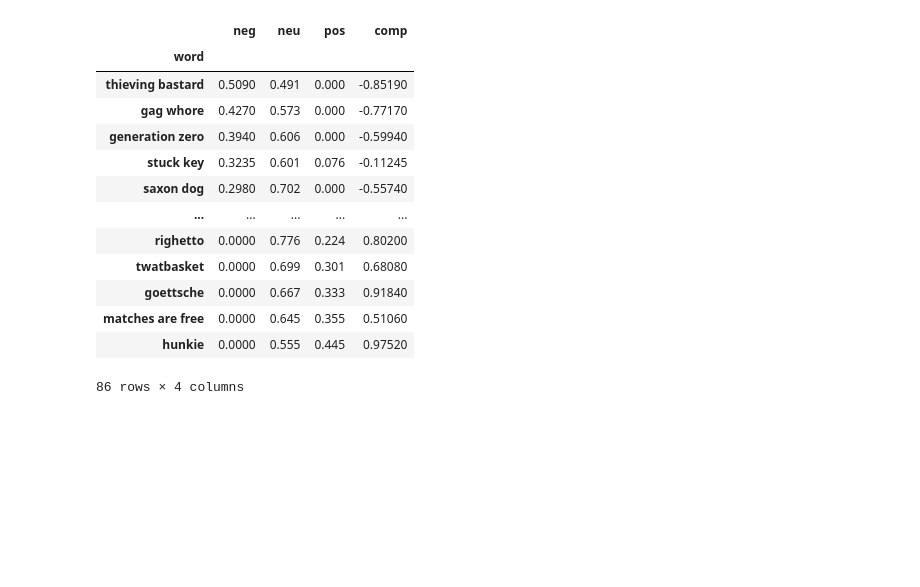
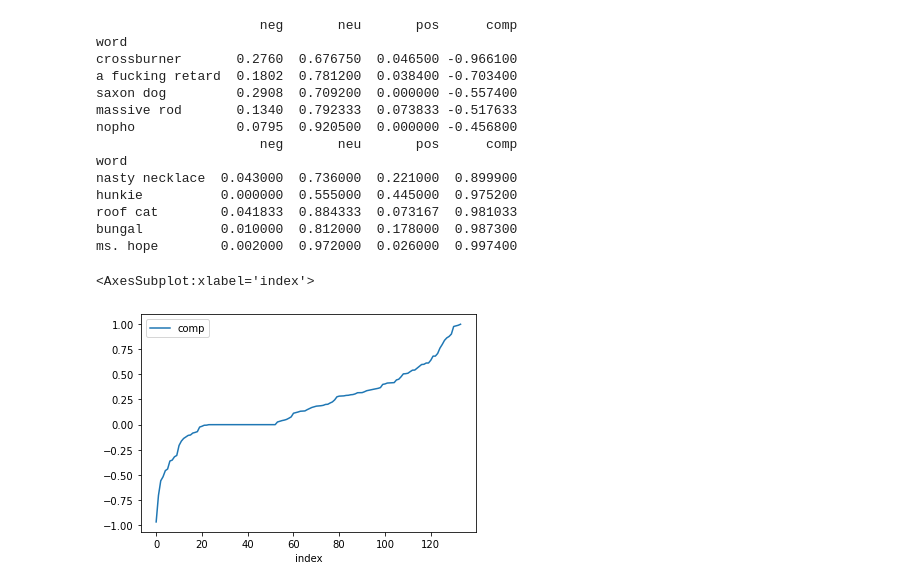
Before and after one commit to ItsmeHJB/DataScienceProject, a Jupyter notebook: Vader Sentiment.ipynb, the cells around one changed output. Cells and saved outputs as stored; diff of their text form; code cells hidden in the pictures; blank space fills up the shorter version.

```diff
--- a/Vader Sentiment.ipynb
+++ b/Vader Sentiment.ipynb
@@ -9,8 +9,9 @@ def sentiment_analyzer_scores(sentence):
     score = analyser.polarity_scores(sentence)
     print("{:-<40} {}".format(sentence, str(score)))
 # %%
-length = "short"
-file = pd.read_csv("matches_"+length+"3.csv", sep=',', header=None, names=['word', 'text'])
+length = "low"
+version = "3"
+file = pd.read_csv("matches_"+length+version+".csv", sep=',', header=None, names=['word', 'text'])
 dataset = file.drop_duplicates().reset_index(drop=True)
 # %%
 found_sents = []
@@ -18,8 +19,8 @@ joint_word = []
 
 for index, row in dataset.iterrows():
         sentences_list = row.text.split('.')
-        for index, sentence in enumerate(sentences_list):
+        for sent_index, sentence in enumerate(sentences_list):
             # Check if there is an exact match of the word in the sentence
             if re.search(r'\b' + row['word'] + r'\b', sentence):
-                found_sents.append(sentences_list[index-1] + ". " + sentence + ". " + sentences_list[index+1])
+                found_sents.append(sentences_list[sent_index-1] + ". " + sentence + ". " + sentences_list[sent_index+1])
                 joint_word.append(row['word'])
@@ -43,17 +57,28 @@ sentiment_df['comp'] = [item['compound'] for item in scores]
 # %%
-sentiment_df.groupby(['word'])[['neg', 'neu', 'pos', 'comp']].mean().sort_values(by=['neg', 'pos'], ascending=[False, True])
+# Grouped by word
+grouped_df = sentiment_df.groupby(['word'])[['neg', 'neu', 'pos', 'comp']].mean().sort_values(by=['comp'], ascending=[True])
+print(grouped_df.head())
+print(grouped_df.tail())
 # %% [output]
-|  | neg | neu | pos | comp |
-| word |  |  |  |  |
-| thieving bastard | 0.5090 | 0.491 | 0.000 | -0.85190 |
-| gag whore | 0.4270 | 0.573 | 0.000 | -0.77170 |
-| generation zero | 0.3940 | 0.606 | 0.000 | -0.59940 |
-| stuck key | 0.3235 | 0.601 | 0.076 | -0.11245 |
-| saxon dog | 0.2980 | 0.702 | 0.000 | -0.55740 |
-| ... | ... | ... | ... | ... |
-| righetto | 0.0000 | 0.776 | 0.224 | 0.80200 |
-| twatbasket | 0.0000 | 0.699 | 0.301 | 0.68080 |
-| goettsche | 0.0000 | 0.667 | 0.333 | 0.91840 |
-| matches are free | 0.0000 | 0.645 | 0.355 | 0.51060 |
-| hunkie | 0.0000 | 0.555 | 0.445 | 0.97520 |
-86 rows × 4 columns
+                     neg       neu       pos      comp
+word
+crossburner       0.2760  0.676750  0.046500 -0.966100
+a fucking retard  0.1802  0.781200  0.038400 -0.703400
+saxon dog         0.2908  0.709200  0.000000 -0.557400
+massive rod       0.1340  0.792333  0.073833 -0.517633
+nopho             0.0795  0.920500  0.000000 -0.456800
+                     neg       neu       pos      comp
+word
+nasty necklace  0.043000  0.736000  0.221000  0.899900
+hunkie          0.000000  0.555000  0.445000  0.975200
+roof cat        0.041833  0.884333  0.073167  0.981033
+bungal          0.010000  0.812000  0.178000  0.987300
+ms. hope        0.002000  0.972000  0.026000  0.997400
+# %%
+# Grouped by words
+tmp = grouped_df['comp'].sort_values().reset_index()
+tmp.reset_index(inplace=True)
+tmp.plot.line(x="index", y="comp")
+# %% [output]
+<AxesSubplot:xlabel='index'>
+[figure, added]
```
Also changed, not shown: parts of 4 cells of this notebook, 18 other files.
